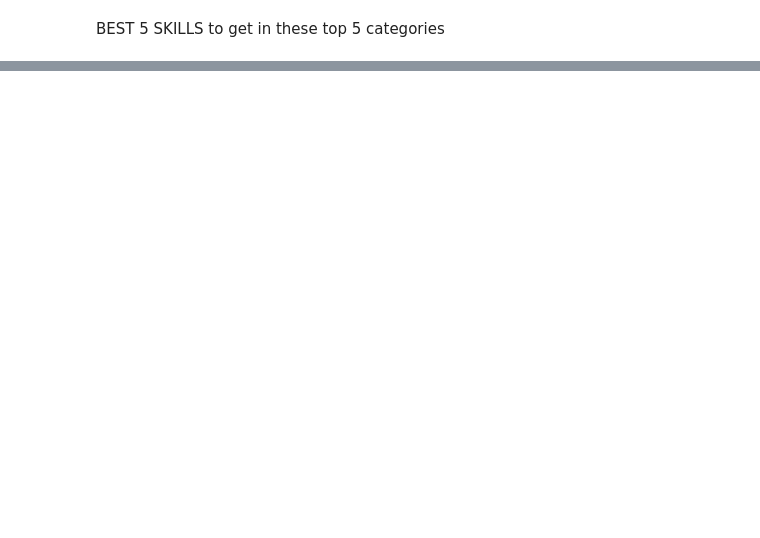
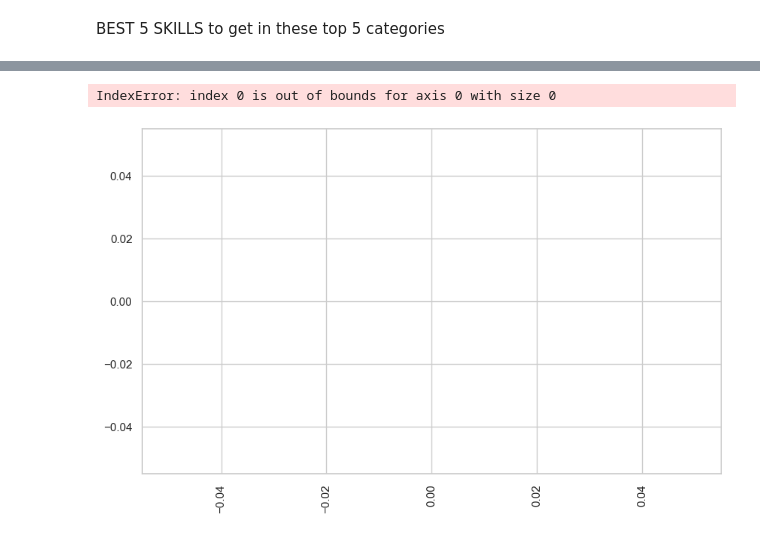
Before and after one commit to Luxchar/SuperMalter, a Jupyter notebook: src/analysis/malter_vs_supermalter/vis_categories.ipynb, the cells around one changed output, grey strips where cells are left out. Cells and saved outputs as stored; diff of their text form; code cells hidden in the pictures; blank space fills up the shorter version.

```diff
--- a/src/analysis/malter_vs_supermalter/vis_categories.ipynb
+++ b/src/analysis/malter_vs_supermalter/vis_categories.ipynb
@@ -107,0 +123,17 @@ NameError: name 'sns' is not defined
+# %%
+graphist_data = df[df["headline"] == 'Graphiste']
+graphist_data.head()
+
+graphist_data_price = df[(df["headline"] == 'Graphiste') & (df["price"] == 'Graphiste')]
+graphist_data_price.head()
+
+plt.figure(figsize=(10, 6))
+graphist_data_price['price'].value_counts().plot(kind='bar', color='coral')
+plt.title('Graphiste Prices')
+plt.xlabel('Price')
+plt.ylabel('Count')
+plt.xticks(rotation=45)
+plt.show()
+# %% [output]
+IndexError: index 0 is out of bounds for axis 0 with size 0
+[figure, added]
```
Also changed, not shown: parts of 4 cells of this notebook, 1 other file.
